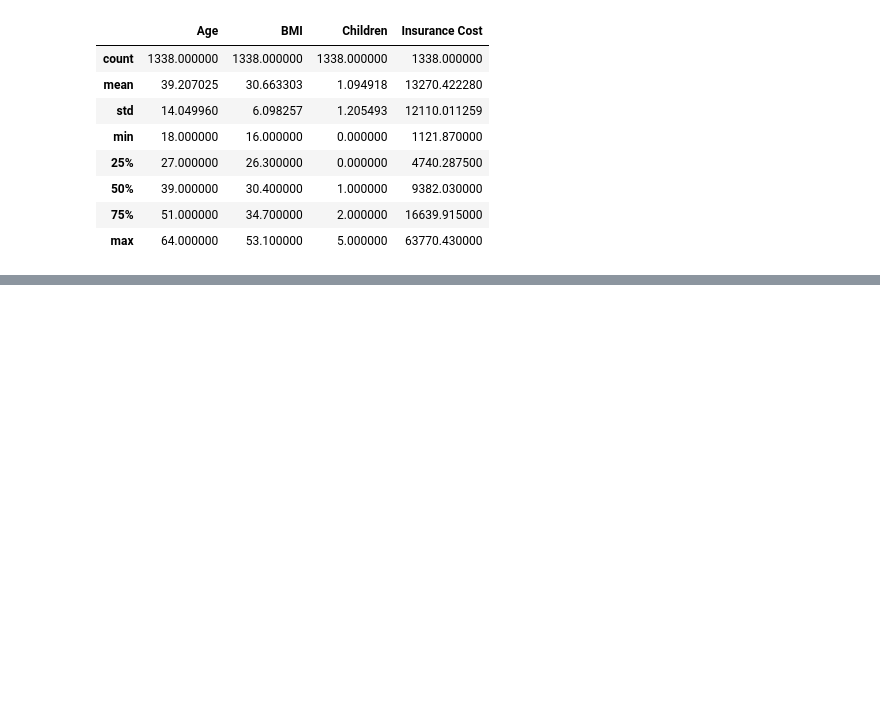
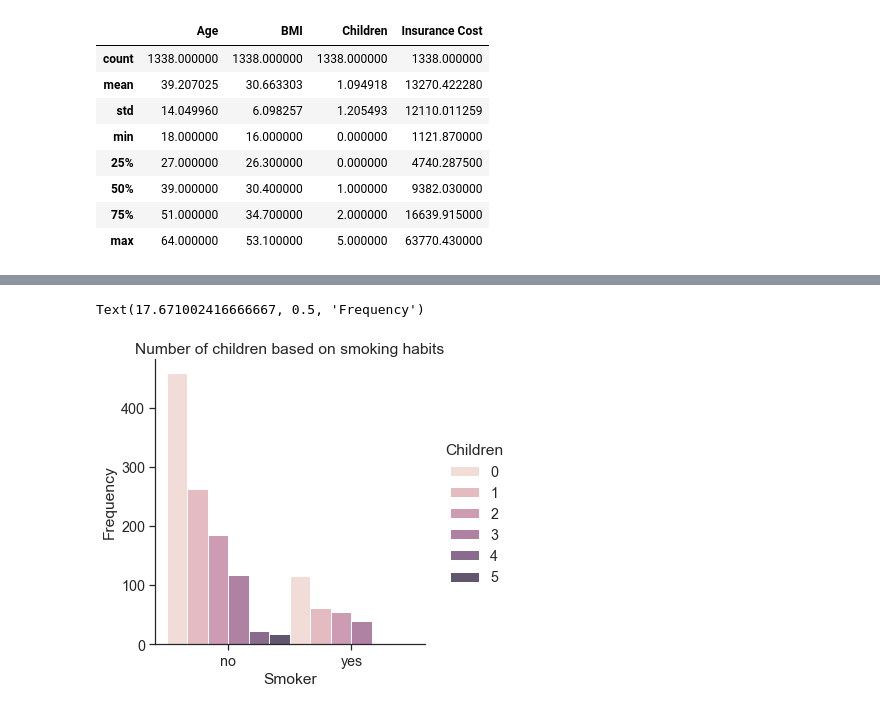
Before and after one commit to QuinnMarshal/course-project-group_1004, a Jupyter notebook: analysis/Emily/milestone2.ipynb, the cells around one changed output, grey strips where cells are left out. Cells and saved outputs as stored; diff of their text form; code cells hidden in the pictures; blank space fills up the shorter version.

```diff
--- a/analysis/Emily/milestone2.ipynb
+++ b/analysis/Emily/milestone2.ipynb
@@ -89,0 +97,7 @@ sns.countplot(data= insurance_cleaned,
+# %%
+sns.displot(data=insurance_cleaned, x="Smoker", hue = 'Children', multiple = "dodge")
+plt.title("Number of children based on smoking habits")
+plt.ylabel("Frequency")
+# %% [output]
+Text(17.671002416666667, 0.5, 'Frequency')
+[figure, added]
```
Also changed, not shown: parts of 9 cells of this notebook, 1 other file.
